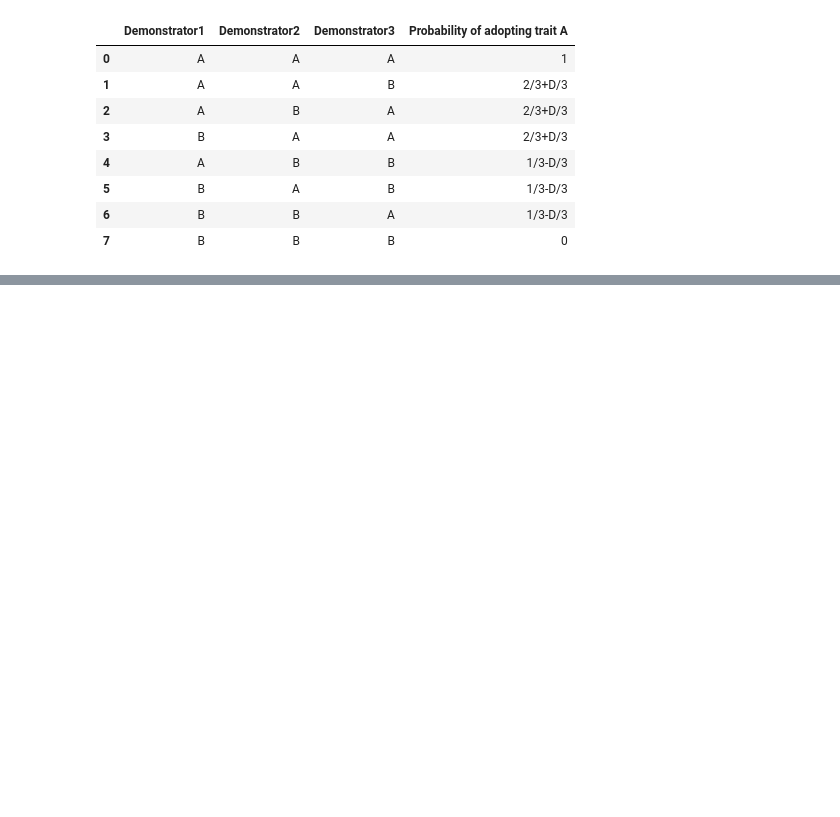
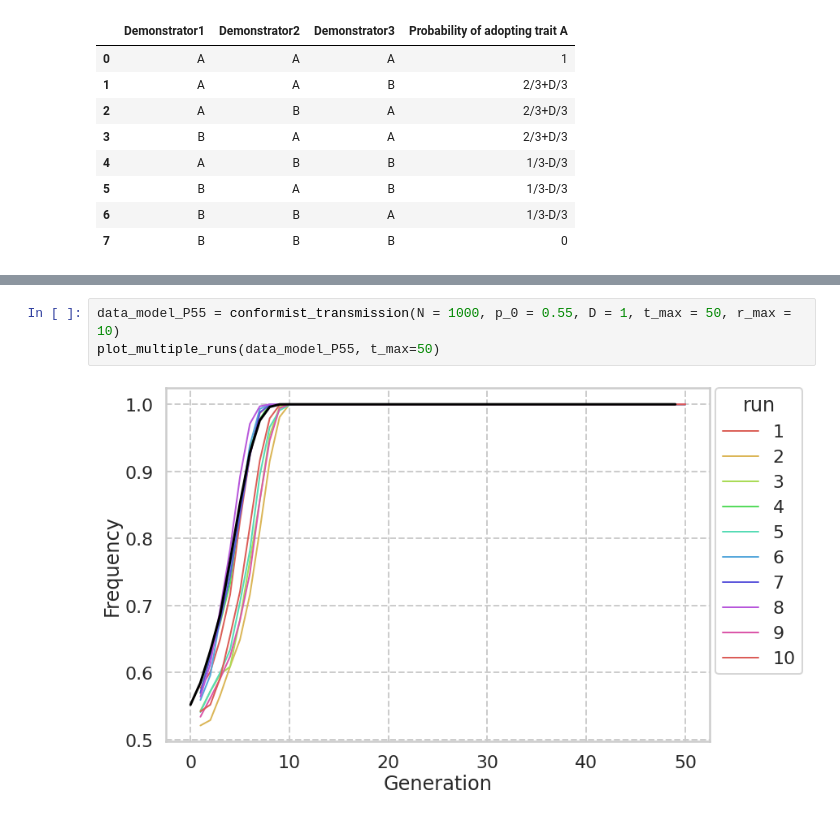
Before and after one commit to kidd000/Acerbi_Textbook, a Jupyter notebook: acerbi_CH4.ipynb, the cells around one changed output, grey strips where cells are left out. Saved outputs shown, nothing was run; the diff lists cells and outputs as text; blank space fills up the shorter version.

```diff
--- a/acerbi_CH4.ipynb
+++ b/acerbi_CH4.ipynb
@@ -85,0 +345,5 @@ Table
+# %%
+data_model_P55 = conformist_transmission(N = 1000, p_0 = 0.55, D = 1, t_max = 50, r_max = 10)
+plot_multiple_runs(data_model_P55, t_max=50)
+# %% [output]
+[figure, added]
```
Also changed, not shown: parts of 26 cells of this notebook.
